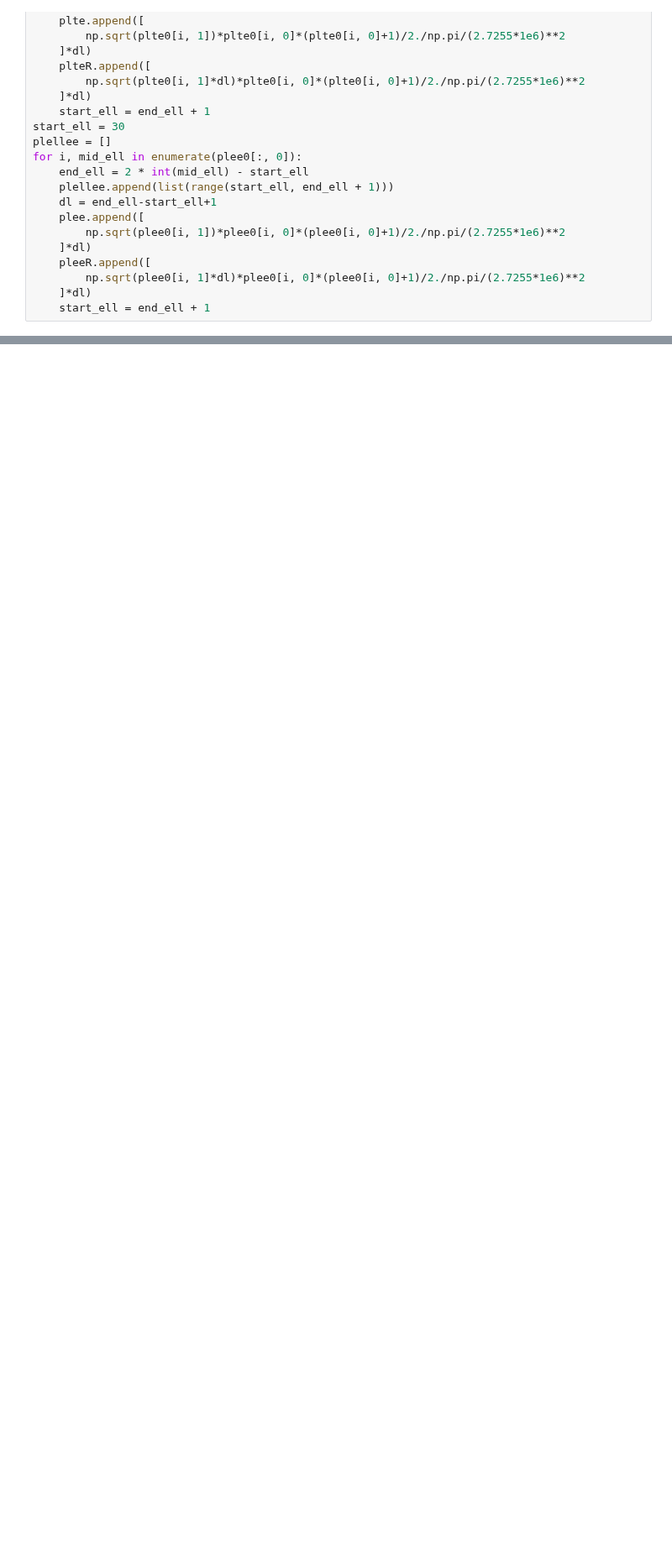
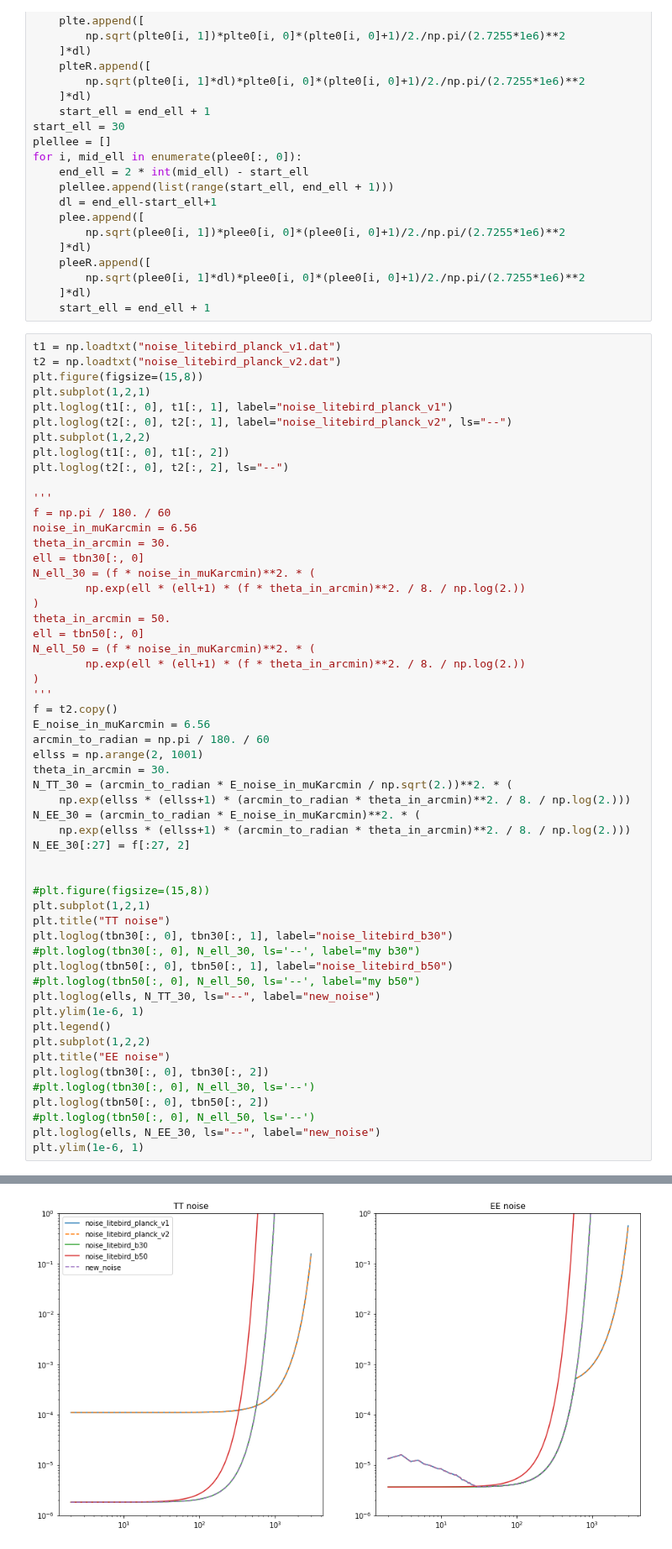
Before and after one commit to litebird/reionization, a Jupyter notebook: LB_forecast_Paris/noise_study/noise_nb.ipynb, the cells around one changed output, grey strips where cells are left out. Shown at 84% size. Saved outputs shown, nothing was run; the diff lists cells and outputs as text; blank space fills up the shorter version.

Commit message:
Edited noise notebook

```diff
--- a/LB_forecast_Paris/noise_study/noise_nb.ipynb
+++ b/LB_forecast_Paris/noise_study/noise_nb.ipynb
@@ -102,3 +102,59 @@ for i, mid_ell in enumerate(plee0[:, 0]):
         np.sqrt(plee0[i, 1]*dl)*plee0[i, 0]*(plee0[i, 0]+1)/2./np.pi/(2.7255*1e6)**2
     ]*dl)
     start_ell = end_ell + 1
+# %%
+t1 = np.loadtxt("noise_litebird_planck_v1.dat")
+t2 = np.loadtxt("noise_litebird_planck_v2.dat")
+plt.figure(figsize=(15,8))
+plt.subplot(1,2,1)
+plt.loglog(t1[:, 0], t1[:, 1], label="noise_litebird_planck_v1")
+plt.loglog(t2[:, 0], t2[:, 1], label="noise_litebird_planck_v2", ls="--")
+plt.subplot(1,2,2)
+plt.loglog(t1[:, 0], t1[:, 2])
+plt.loglog(t2[:, 0], t2[:, 2], ls="--")
+
+'''
+f = np.pi / 180. / 60
+noise_in_muKarcmin = 6.56
+theta_in_arcmin = 30.
+ell = tbn30[:, 0]
+N_ell_30 = (f * noise_in_muKarcmin)**2. * (
+        np.exp(ell * (ell+1) * (f * theta_in_arcmin)**2. / 8. / np.log(2.))
+)
+theta_in_arcmin = 50.
+ell = tbn50[:, 0]
+N_ell_50 = (f * noise_in_muKarcmin)**2. * (
+        np.exp(ell * (ell+1) * (f * theta_in_arcmin)**2. / 8. / np.log(2.))
+)
+'''
+f = t2.copy()
+E_noise_in_muKarcmin = 6.56
+arcmin_to_radian = np.pi / 180. / 60
+ellss = np.arange(2, 1001)
+theta_in_arcmin = 30.
+N_TT_30 = (arcmin_to_radian * E_noise_in_muKarcmin / np.sqrt(2.))**2. * (
+    np.exp(ellss * (ellss+1) * (arcmin_to_radian * theta_in_arcmin)**2. / 8. / np.log(2.)))
+N_EE_30 = (arcmin_to_radian * E_noise_in_muKarcmin)**2. * (
+    np.exp(ellss * (ellss+1) * (arcmin_to_radian * theta_in_arcmin)**2. / 8. / np.log(2.)))
+N_EE_30[:27] = f[:27, 2]
+
+
+#plt.figure(figsize=(15,8))
+plt.subplot(1,2,1)
+plt.title("TT noise")
+plt.loglog(tbn30[:, 0], tbn30[:, 1], label="noise_litebird_b30")
+#plt.loglog(tbn30[:, 0], N_ell_30, ls='--', label="my b30")
+plt.loglog(tbn50[:, 0], tbn50[:, 1], label="noise_litebird_b50")
+#plt.loglog(tbn50[:, 0], N_ell_50, ls='--', label="my b50")
+plt.loglog(ells, N_TT_30, ls="--", label="new_noise")
+plt.ylim(1e-6, 1)
+plt.legend()
+plt.subplot(1,2,2)
+plt.title("EE noise")
+plt.loglog(tbn30[:, 0], tbn30[:, 2])
+#plt.loglog(tbn30[:, 0], N_ell_30, ls='--')
+plt.loglog(tbn50[:, 0], tbn50[:, 2])
+#plt.loglog(tbn50[:, 0], N_ell_50, ls='--')
+plt.loglog(ells, N_EE_30, ls="--", label="new_noise")
+plt.ylim(1e-6, 1)
+# %% [output]
@@ -105,3 +162,4 @@ for i, mid_ell in enumerate(plee0[:, 0]):
+[figure, added]
 # %%
 # TT plot
 xs = [
```
Also changed, not shown: parts of 1 cell of this notebook.
